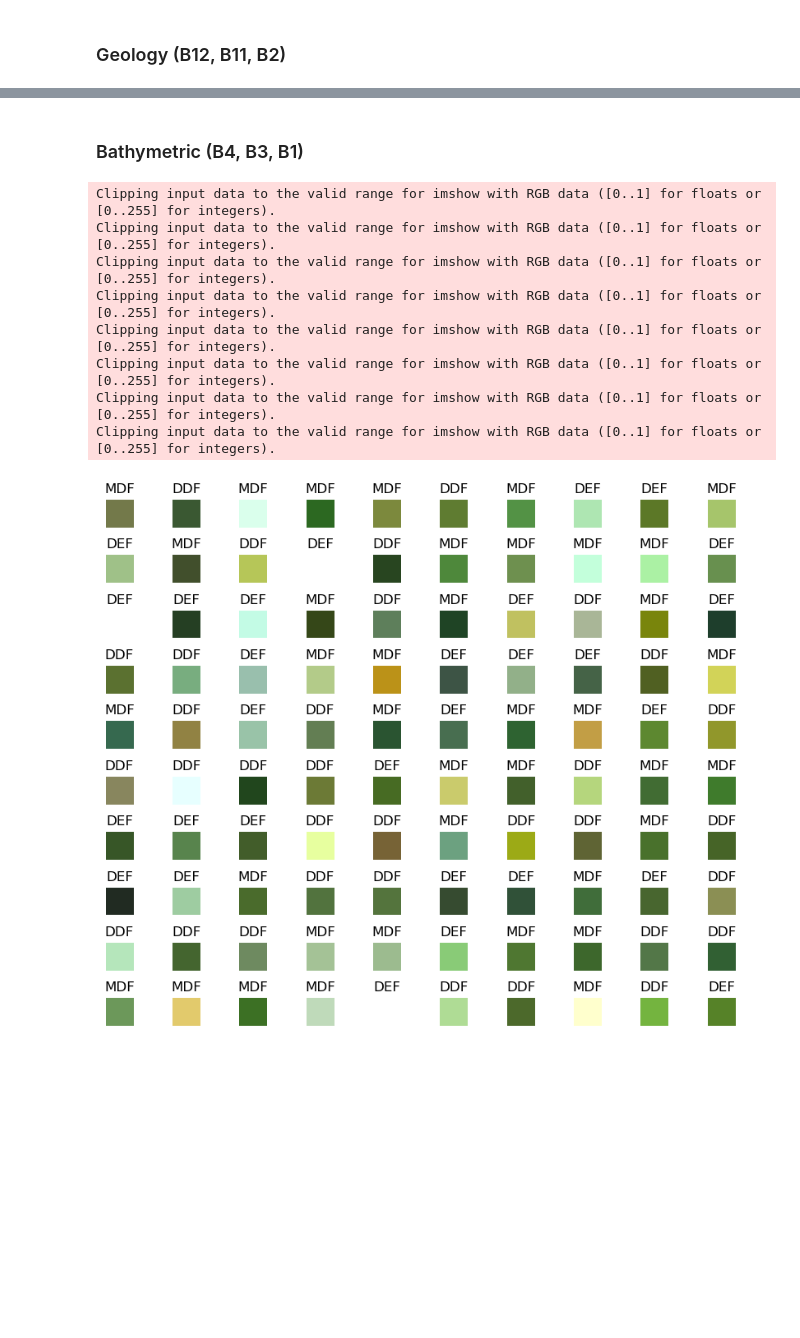
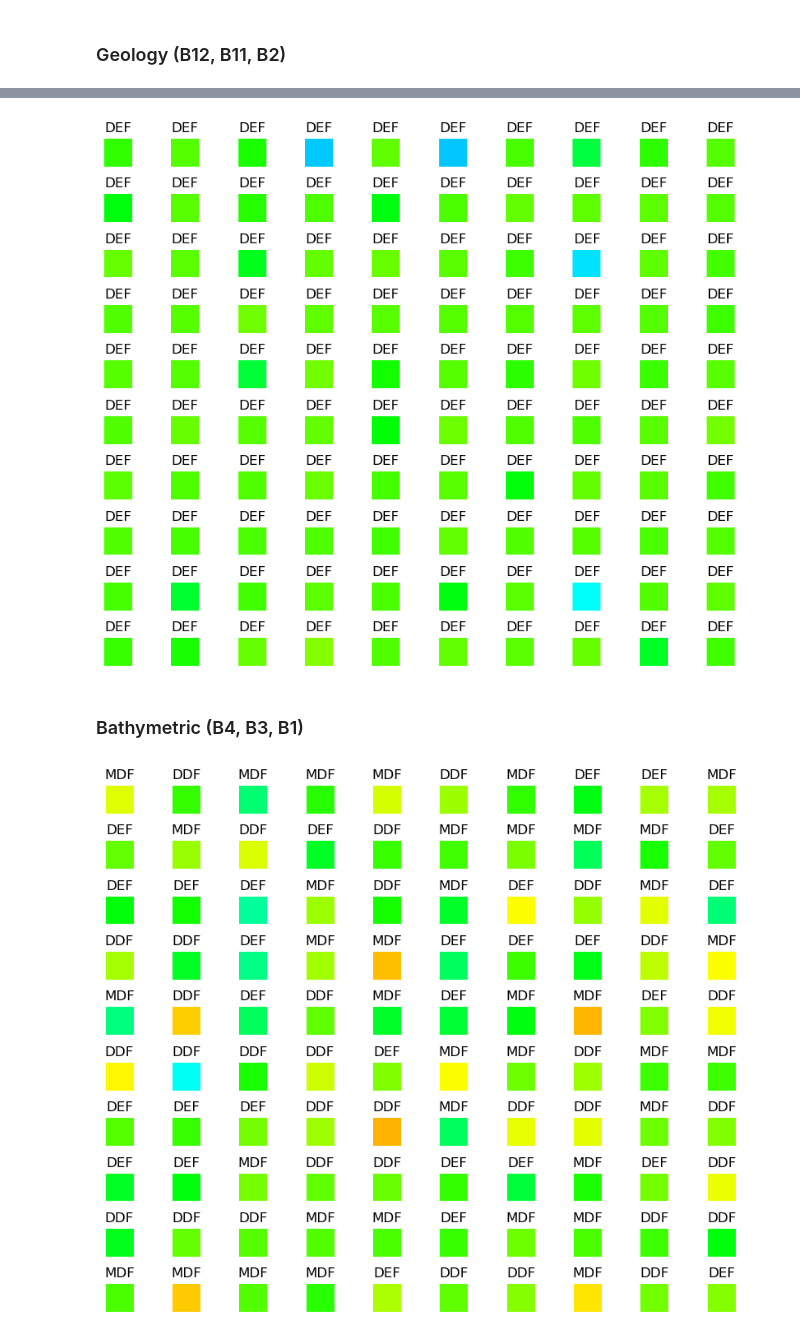
Before and after one commit to xHexlabx/SuperAI_SS4_Recap, a Jupyter notebook: SuperAI_SS4_Level_2/Hack_7_Forest_Type_Classification/Forest_Type_Image_Classification.ipynb, the cells around one changed output, grey strips where cells are left out. Cells and saved outputs as stored; diff of their text form; code cells hidden in the pictures; blank space fills up the shorter version.

```diff
--- a/SuperAI_SS4_Level_2/Hack_7_Forest_Type_Classification/Forest_Type_Image_Classification.ipynb
+++ b/SuperAI_SS4_Level_2/Hack_7_Forest_Type_Classification/Forest_Type_Image_Classification.ipynb
@@ -235,7 +207,7 @@ fig, axes = plt.subplots(nrows = 10, ncols=10, figsize=(10, 8))
 
 for idx in range(100) :
 
-    axes[idx // 10 ,idx % 10].imshow(x[idx] / 1000)
+    axes[idx // 10 ,idx % 10].imshow(normalize(x[idx]))
     axes[idx // 10 ,idx % 10].axis('off')
     axes[idx // 10 ,idx % 10].set_title(y[idx])
 
@@ -275,7 +305,7 @@ fig, axes = plt.subplots(nrows = 10, ncols=10, figsize=(10, 8))
 
 for idx in range(100) :
 
-    axes[idx // 10 ,idx % 10].imshow(x[idx] / 1000)
+    axes[idx // 10 ,idx % 10].imshow(normalize(x[idx]))
     axes[idx // 10 ,idx % 10].axis('off')
     axes[idx // 10 ,idx % 10].set_title(y[idx])
 
@@ -315,7 +403,7 @@ fig, axes = plt.subplots(nrows = 10, ncols=10, figsize=(10, 8))
 
 for idx in range(100) :
 
-    axes[idx // 10 ,idx % 10].imshow(x[idx] / 1000)
+    axes[idx // 10 ,idx % 10].imshow(normalize(x[idx]))
     axes[idx // 10 ,idx % 10].axis('off')
     axes[idx // 10 ,idx % 10].set_title(y[idx])
 
@@ -344,31 +465,48 @@ Clipping input data to the valid range for imshow with RGB data ([0..1] for floa
+# %%
+DEF_df = train_df[train_df['nforest_type'] == 'DEF']
+
+DEF_df.iloc[0]
+
+size = 100
+
+x = np.stack([ np.array( [ [DEF_df.iloc[idx]['b12'] , DEF_df.iloc[idx]['b11'] , DEF_df.iloc[idx]['b2'] ] ] ) for idx in range(size)])
+y = [DEF_df.iloc[idx]['nforest_type'] for idx in range(size)]
+
+x = np.reshape(x, (size , 1 , 1 , 3))
+
+fig, axes = plt.subplots(nrows = 10, ncols=10, figsize=(10, 8))
+
+for idx in range(100) :
+
+    axes[idx // 10 ,idx % 10].imshow(normalize(x[idx]))
+    axes[idx // 10 ,idx % 10].axis('off')
+    axes[idx // 10 ,idx % 10].set_title(y[idx])
+
+fig.subplots_adjust(left = 0.1, right = 0.9, top = 0.9, bottom = 0.1, hspace=1)
+
+plt.show()
+# %% [output]
+[figure, added]
 # %% [markdown]
 ### Bathymetric (B4, B3, B1)
 # %%
 size = 100
 
 x = np.stack([ np.array( [ [train_df.iloc[idx]['b4'] , train_df.iloc[idx]['b3'] , train_df.iloc[idx]['b1'] ] ] ) for idx in range(size)])
 y = [train_df.iloc[idx]['nforest_type'] for idx in range(size)]
 
 x = np.reshape(x, (size , 1 , 1 , 3))
 
 fig, axes = plt.subplots(nrows = 10, ncols=10, figsize=(10, 8))
 
 for idx in range(100) :
 
-    axes[idx // 10 ,idx % 10].imshow(x[idx] / 1000)
+    axes[idx // 10 ,idx % 10].imshow(normalize(x[idx]))
     axes[idx // 10 ,idx % 10].axis('off')
     axes[idx // 10 ,idx % 10].set_title(y[idx])
 
 fig.subplots_adjust(left = 0.1, right = 0.9, top = 0.9, bottom = 0.1, hspace=1)
 
 plt.show()
 # %% [output]
-Clipping input data to the valid range for imshow with RGB data ([0..1] for floats or [0..255] for integers).
-Clipping input data to the valid range for imshow with RGB data ([0..1] for floats or [0..255] for integers).
-Clipping input data to the valid range for imshow with RGB data ([0..1] for floats or [0..255] for integers).
-Clipping input data to the valid range for imshow with RGB data ([0..1] for floats or [0..255] for integers).
-Clipping input data to the valid range for imshow with RGB data ([0..1] for floats or [0..255] for integers).
-Clipping input data to the valid range for imshow with RGB data ([0..1] for floats or [0..255] for integers).
-Clipping input data to the valid range for imshow with RGB data ([0..1] for floats or [0..255] for integers).
-Clipping input data to the valid range for imshow with RGB data ([0..1] for floats or [0..255] for integers).
-[figure, old version]
+[figure, new version]
```
Also changed, not shown: parts of 20 cells of this notebook.
